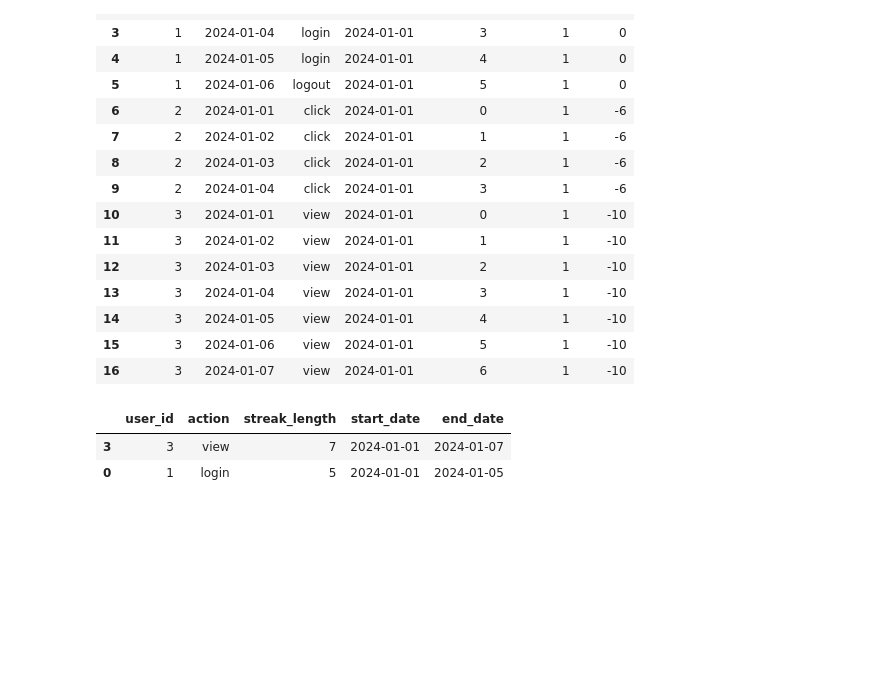
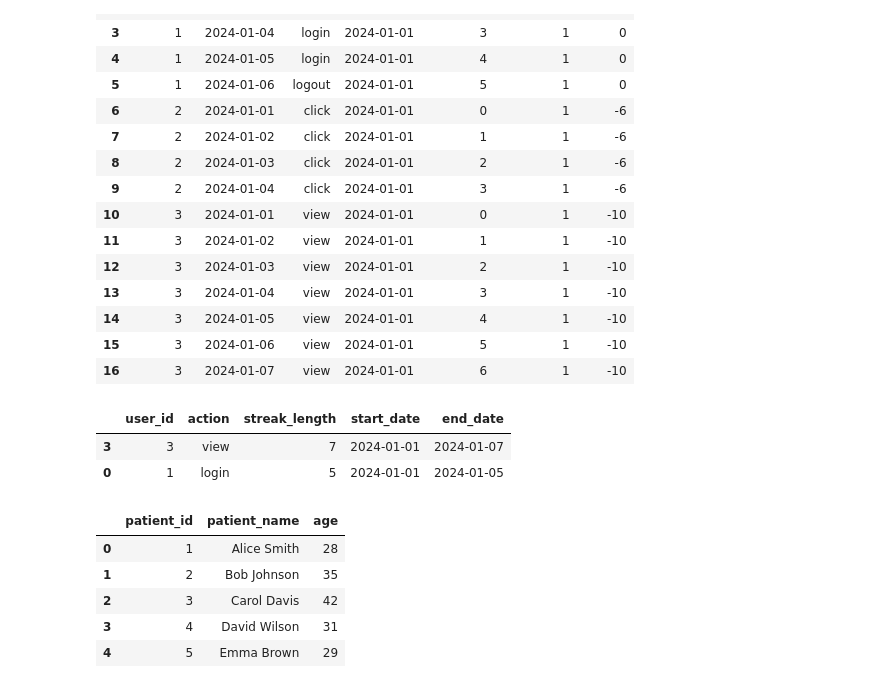
Before and after one commit to lonelysun1990/prototype, a Jupyter notebook: pandas4.ipynb, the cells around one changed output. Saved outputs shown, nothing was run; the diff lists cells and outputs as text; code cells hidden in the pictures; blank space fills up the shorter version.

```diff
--- a/pandas4.ipynb
+++ b/pandas4.ipynb
@@ -164,3 +164,26 @@ res[res['streak_length'] >=5].sort_values(['streak_length', 'user_id'], ascendin
 |  | user_id | action | streak_length | start_date | end_date |
 | 3 | 3 | view | 7 | 2024-01-01 | 2024-01-07 |
 | 0 | 1 | login | 5 | 2024-01-01 | 2024-01-05 |
+# %%
+data = [[1, 'Alice Smith', 28], [2, 'Bob Johnson', 35], [3, 'Carol Davis', 42], [4, 'David Wilson', 31], [5, 'Emma Brown', 29]]
+patients = pd.DataFrame(data, columns={
+    'patient_id': pd.Series(dtype='int'),
+    'patient_name': pd.Series(dtype='str'),
+    'age': pd.Series(dtype='int')
+})
+data = [[1, 1, '2023-01-15', 'Positive'], [2, 1, '2023-01-25', 'Negative'], [3, 2, '2023-02-01', 'Positive'], [4, 2, '2023-02-05', 'Inconclusive'], [5, 2, '2023-02-12', 'Negative'], [6, 3, '2023-01-20', 'Negative'], [7, 3, '2023-02-10', 'Positive'], [8, 3, '2023-02-20', 'Negative'], [9, 4, '2023-01-10', 'Positive'], [10, 4, '2023-01-18', 'Positive'], [11, 5, '2023-02-15', 'Negative'], [12, 5, '2023-02-20', 'Negative']]
+covid_tests = pd.DataFrame(data, columns={
+    'test_id': pd.Series(dtype='int'),
+    'patient_id': pd.Series(dtype='int'),
+    'test_date': pd.Series(dtype='datetime64[ns]'),
+    'result': pd.Series(dtype='str')
+})
+# %%
+patients
+# %% [output]
+|  | patient_id | patient_name | age |
+| 0 | 1 | Alice Smith | 28 |
+| 1 | 2 | Bob Johnson | 35 |
+| 2 | 3 | Carol Davis | 42 |
+| 3 | 4 | David Wilson | 31 |
+| 4 | 5 | Emma Brown | 29 |
```
Also changed, not shown: parts of 54 cells of this notebook, 2 other files.
